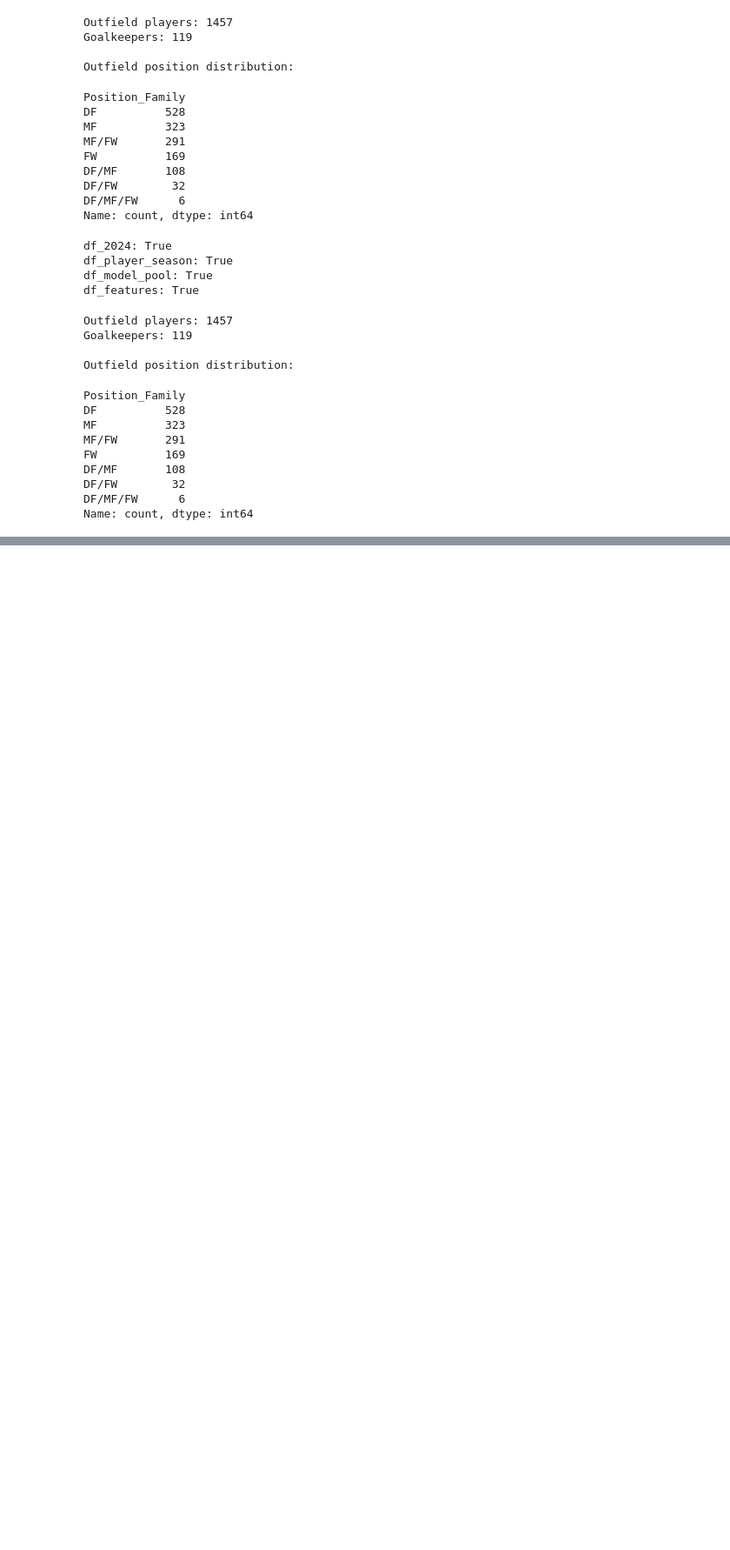
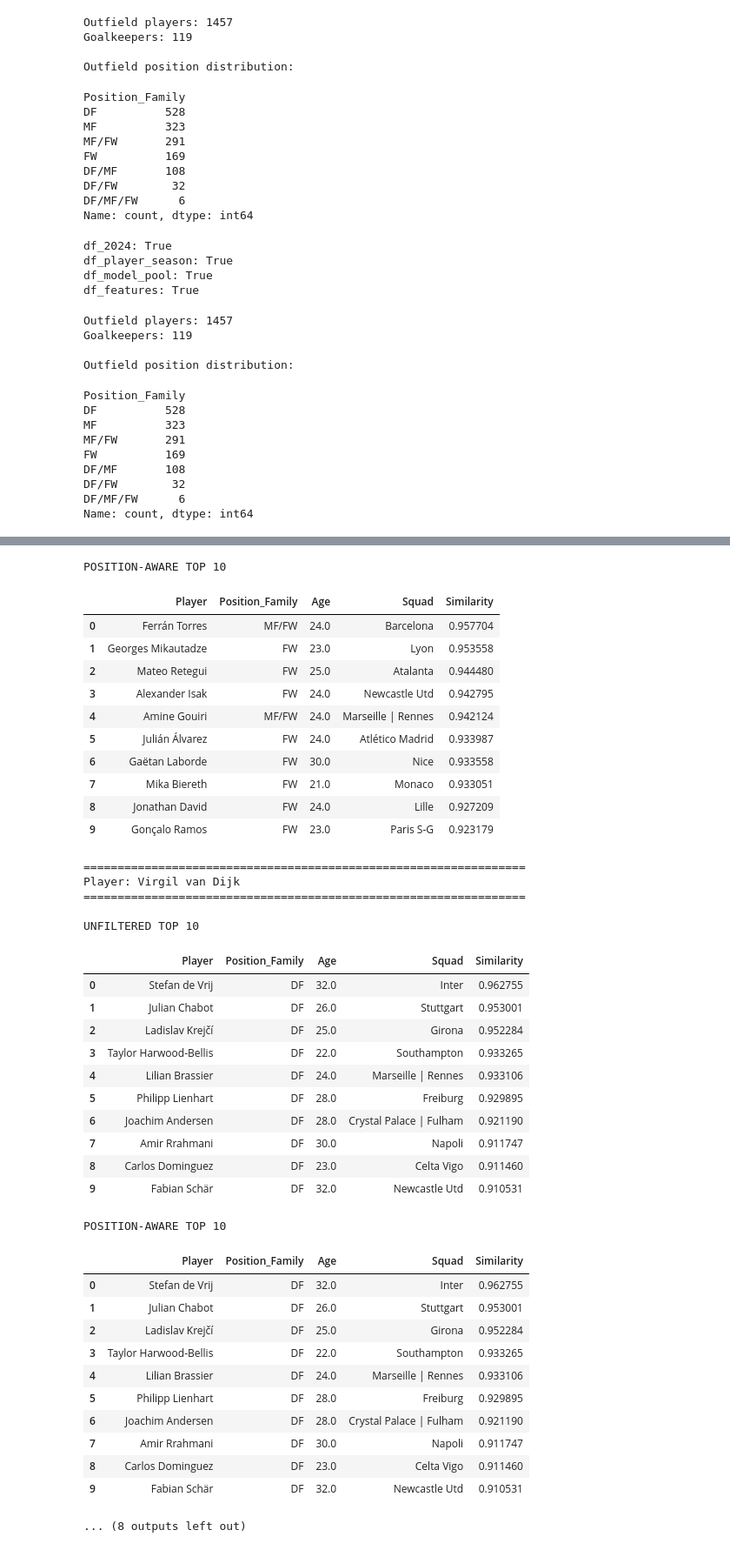
Before and after one commit to ApoorvaKharga/football-player-recommender, a Jupyter notebook: notebooks/01_dataset_audit.ipynb, the cells around one changed output, grey strips where cells are left out. Shown at 87% size. Drawn from its saved outputs; the diff is of its cells as text; code cells hidden in the pictures; blank space fills up the shorter version.

```diff
--- a/notebooks/01_dataset_audit.ipynb
+++ b/notebooks/01_dataset_audit.ipynb
@@ -4363,0 +4739,18 @@ Name: count, dtype: int64
+# %%
+test_players = [
+    "Martin Ødegaard",
+    "Harry Kane",
+    "Virgil van Dijk",
+    "Mohamed Salah",
+    "Declan Rice"
+]
+
+for player in test_players:
+    print(f"\n{'='*60}")
+    print(f"Position-aware recommendations for: {player}")
+    print("="*60)
+
+    results = get_similar_players(player, top_n=5)
+
+    if results is not None:
+        display(results)
@@ -4363,0 +4896,21 @@ Name: count, dtype: int64
+# %%
+test_players = [
+    "Martin Ødegaard",
+    "Harry Kane",
+    "Virgil van Dijk",
+    "Mohamed Salah",
+    "Declan Rice"
+]
+
+for player in test_players:
+
+    print(f"\n{'='*65}")
+    print(f"Player: {player}")
+    print("="*65)
+
+    print("\nUNFILTERED TOP 10")
+    display(get_similar_players_unfiltered(player, top_n=10))
+
+    print("\nPOSITION-AWARE TOP 10")
+    display(get_similar_players(player, top_n=10))
+# %% [output]
@@ -4363,0 +4961,41 @@ Name: count, dtype: int64
+POSITION-AWARE TOP 10
+|  | Player | Position_Family | Age | Squad | Similarity |
+| 0 | Ferrán Torres | MF/FW | 24.0 | Barcelona | 0.957704 |
+| 1 | Georges Mikautadze | FW | 23.0 | Lyon | 0.953558 |
+| 2 | Mateo Retegui | FW | 25.0 | Atalanta | 0.944480 |
+| 3 | Alexander Isak | FW | 24.0 | Newcastle Utd | 0.942795 |
+| 4 | Amine Gouiri | MF/FW | 24.0 | Marseille | Rennes | 0.942124 |
+| 5 | Julián Álvarez | FW | 24.0 | Atlético Madrid | 0.933987 |
+| 6 | Gaëtan Laborde | FW | 30.0 | Nice | 0.933558 |
+| 7 | Mika Biereth | FW | 21.0 | Monaco | 0.933051 |
+| 8 | Jonathan David | FW | 24.0 | Lille | 0.927209 |
+| 9 | Gonçalo Ramos | FW | 23.0 | Paris S-G | 0.923179 |
+=================================================================
+Player: Virgil van Dijk
+=================================================================
+
+UNFILTERED TOP 10
+|  | Player | Position_Family | Age | Squad | Similarity |
+| 0 | Stefan de Vrij | DF | 32.0 | Inter | 0.962755 |
+| 1 | Julian Chabot | DF | 26.0 | Stuttgart | 0.953001 |
+| 2 | Ladislav Krejčí | DF | 25.0 | Girona | 0.952284 |
+| 3 | Taylor Harwood-Bellis | DF | 22.0 | Southampton | 0.933265 |
+| 4 | Lilian Brassier | DF | 24.0 | Marseille | Rennes | 0.933106 |
+| 5 | Philipp Lienhart | DF | 28.0 | Freiburg | 0.929895 |
+| 6 | Joachim Andersen | DF | 28.0 | Crystal Palace | Fulham | 0.921190 |
+| 7 | Amir Rrahmani | DF | 30.0 | Napoli | 0.911747 |
+| 8 | Carlos Dominguez | DF | 23.0 | Celta Vigo | 0.911460 |
+| 9 | Fabian Schär | DF | 32.0 | Newcastle Utd | 0.910531 |
+POSITION-AWARE TOP 10
+|  | Player | Position_Family | Age | Squad | Similarity |
+| 0 | Stefan de Vrij | DF | 32.0 | Inter | 0.962755 |
+| 1 | Julian Chabot | DF | 26.0 | Stuttgart | 0.953001 |
+| 2 | Ladislav Krejčí | DF | 25.0 | Girona | 0.952284 |
+| 3 | Taylor Harwood-Bellis | DF | 22.0 | Southampton | 0.933265 |
+| 4 | Lilian Brassier | DF | 24.0 | Marseille | Rennes | 0.933106 |
+| 5 | Philipp Lienhart | DF | 28.0 | Freiburg | 0.929895 |
+| 6 | Joachim Andersen | DF | 28.0 | Crystal Palace | Fulham | 0.921190 |
+| 7 | Amir Rrahmani | DF | 30.0 | Napoli | 0.911747 |
+| 8 | Carlos Dominguez | DF | 23.0 | Celta Vigo | 0.911460 |
+| 9 | Fabian Schär | DF | 32.0 | Newcastle Utd | 0.910531 |
+... (8 outputs left out)
```
Also changed, not shown: parts of 18 cells of this notebook.
